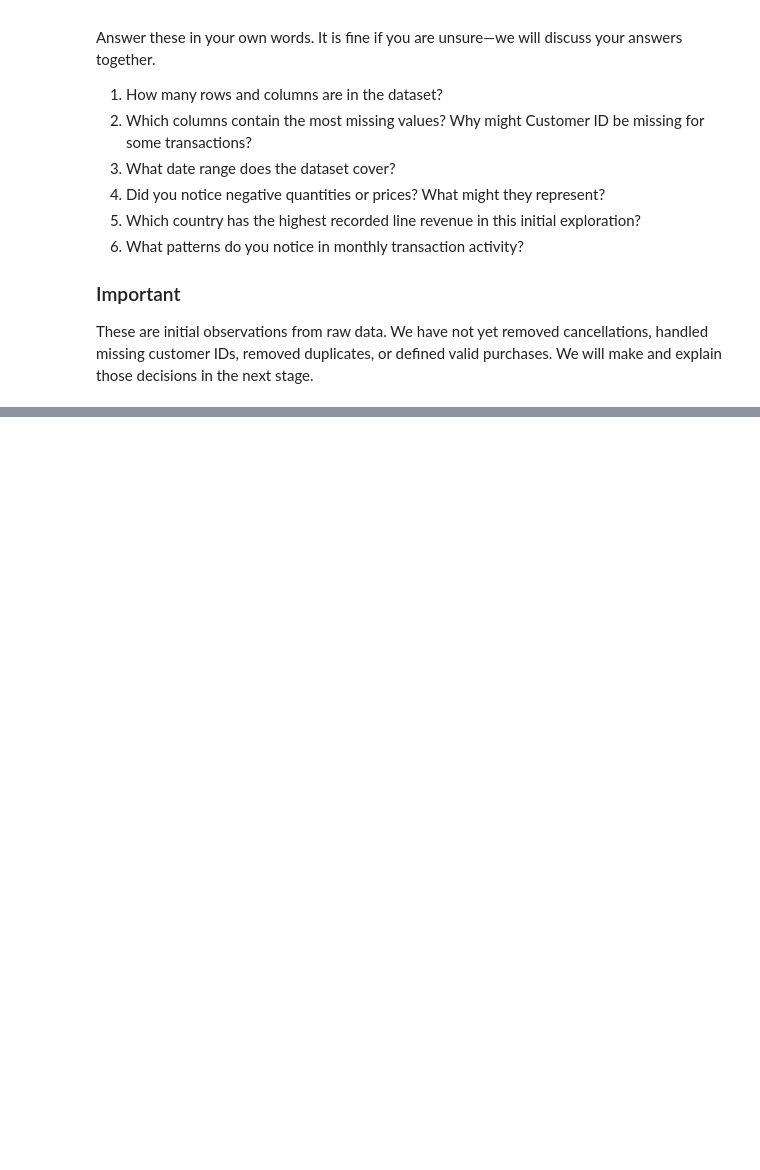
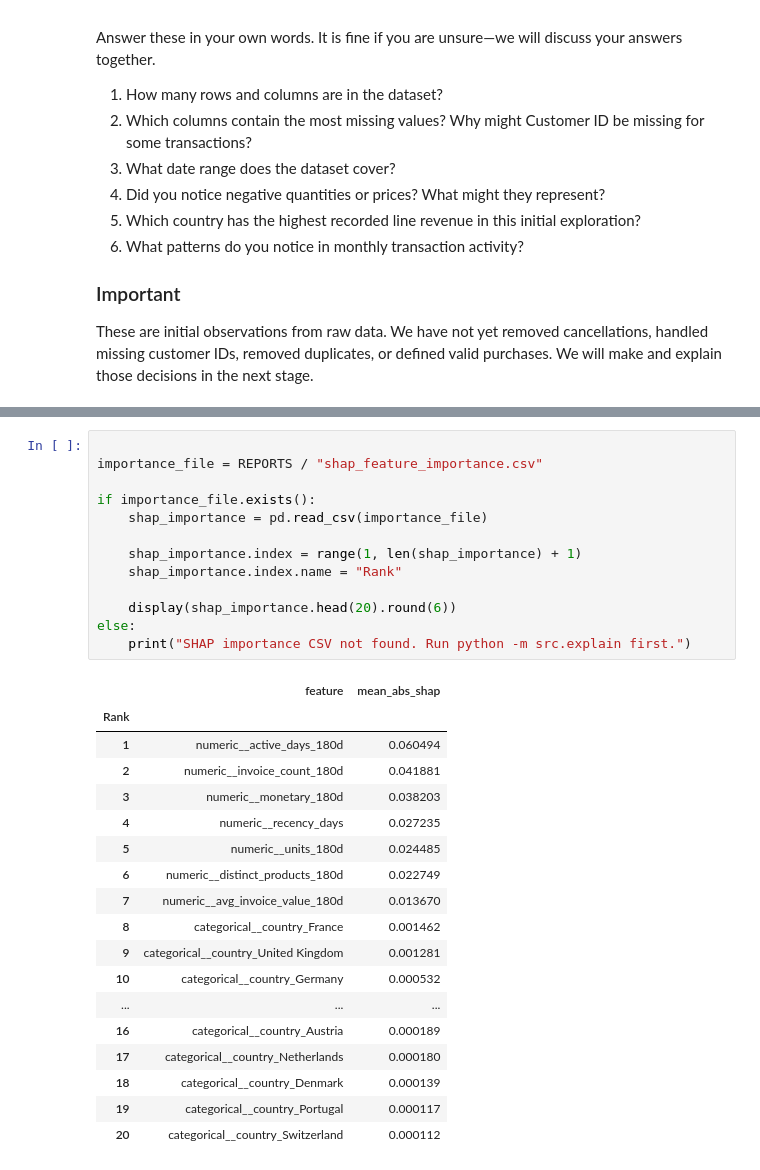
Before and after one commit to NithyaShenbagaraj/data-science-ai-portfolio, a Jupyter notebook: 01-machine-learning/customer-retention-revenue-intelligence/notebooks/01_data_understanding.ipynb, the cells around one changed output, grey strips where cells are left out. Saved outputs shown, nothing was run; the diff lists cells and outputs as text; blank space fills up the shorter version.

```diff
--- a/01-machine-learning/customer-retention-revenue-intelligence/notebooks/01_data_understanding.ipynb
+++ b/01-machine-learning/customer-retention-revenue-intelligence/notebooks/01_data_understanding.ipynb
@@ -134,0 +277,32 @@ These are initial observations from raw data. We have not yet removed cancellati
+# %%
+
+importance_file = REPORTS / "shap_feature_importance.csv"
+
+if importance_file.exists():
+    shap_importance = pd.read_csv(importance_file)
+
+    shap_importance.index = range(1, len(shap_importance) + 1)
+    shap_importance.index.name = "Rank"
+
+    display(shap_importance.head(20).round(6))
+else:
+    print("SHAP importance CSV not found. Run python -m src.explain first.")
+# %% [output]
+|  | feature | mean_abs_shap |
+| Rank |  |  |
+| 1 | numeric__active_days_180d | 0.060494 |
+| 2 | numeric__invoice_count_180d | 0.041881 |
+| 3 | numeric__monetary_180d | 0.038203 |
+| 4 | numeric__recency_days | 0.027235 |
+| 5 | numeric__units_180d | 0.024485 |
+| 6 | numeric__distinct_products_180d | 0.022749 |
+| 7 | numeric__avg_invoice_value_180d | 0.013670 |
+| 8 | categorical__country_France | 0.001462 |
+| 9 | categorical__country_United Kingdom | 0.001281 |
+| 10 | categorical__country_Germany | 0.000532 |
+| ... | ... | ... |
+| 16 | categorical__country_Austria | 0.000189 |
+| 17 | categorical__country_Netherlands | 0.000180 |
+| 18 | categorical__country_Denmark | 0.000139 |
+| 19 | categorical__country_Portugal | 0.000117 |
+| 20 | categorical__country_Switzerland | 0.000112 |
```
Also changed, not shown: parts of 18 cells of this notebook, 6 other files.
